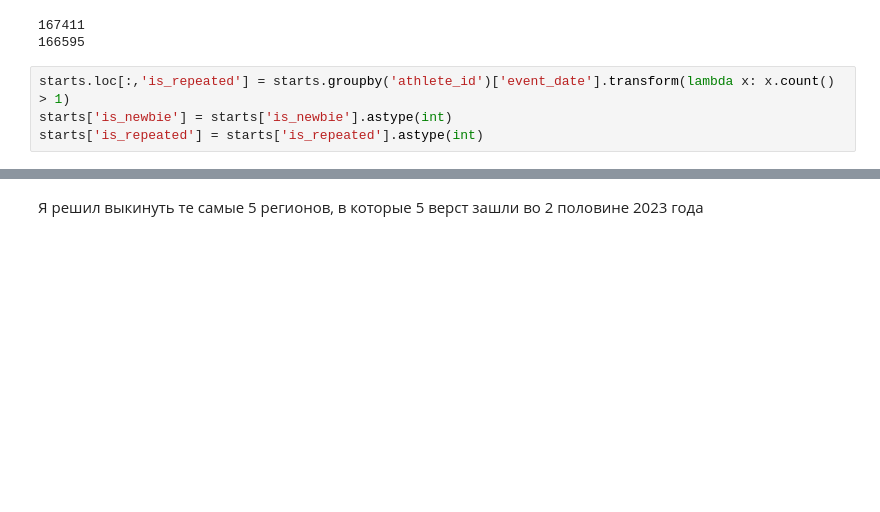
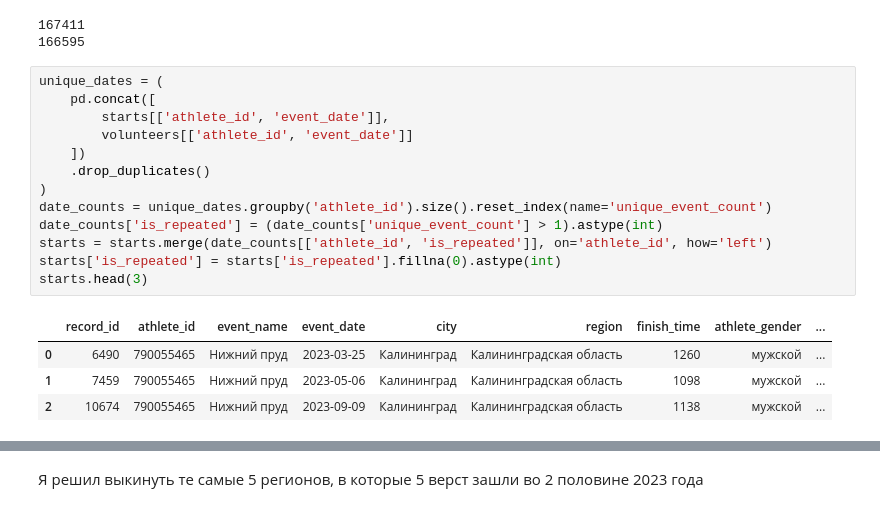
Before and after one commit to Alex12345432141242/abort-404, a Jupyter notebook: gipoteza_volunteer.ipynb, the cells around one changed output, grey strips where cells are left out. Saved outputs shown, nothing was run; the diff lists cells and outputs as text; blank space fills up the shorter version.

```diff
--- a/gipoteza_volunteer.ipynb
+++ b/gipoteza_volunteer.ipynb
@@ -55,7 +56,21 @@ print(len(starts))
 # %% [output]
 167411
 166595
-# %%
-starts.loc[:,'is_repeated'] = starts.groupby('athlete_id')['event_date'].transform(lambda x: x.count() > 1)
-starts['is_newbie'] = starts['is_newbie'].astype(int)
-starts['is_repeated'] = starts['is_repeated'].astype(int)
+# %%
+unique_dates = (
+    pd.concat([
+        starts[['athlete_id', 'event_date']],
+        volunteers[['athlete_id', 'event_date']]
+    ])
+    .drop_duplicates()
+)
+date_counts = unique_dates.groupby('athlete_id').size().reset_index(name='unique_event_count')
+date_counts['is_repeated'] = (date_counts['unique_event_count'] > 1).astype(int)
+starts = starts.merge(date_counts[['athlete_id', 'is_repeated']], on='athlete_id', how='left')
+starts['is_repeated'] = starts['is_repeated'].fillna(0).astype(int)
+starts.head(3)
+# %% [output]
+|  | record_id | athlete_id | event_name | event_date | city | region | finish_time | athlete_gender | ... |
+| 0 | 6490 | 790055465 | Нижний пруд | 2023-03-25 | Калининград | Калининградская область | 1260 | мужской | ... |
+| 1 | 7459 | 790055465 | Нижний пруд | 2023-05-06 | Калининград | Калининградская область | 1098 | мужской | ... |
+| 2 | 10674 | 790055465 | Нижний пруд | 2023-09-09 | Калининград | Калининградская область | 1138 | мужской | ... |
```
Also changed, not shown: parts of 23 cells of this notebook.
